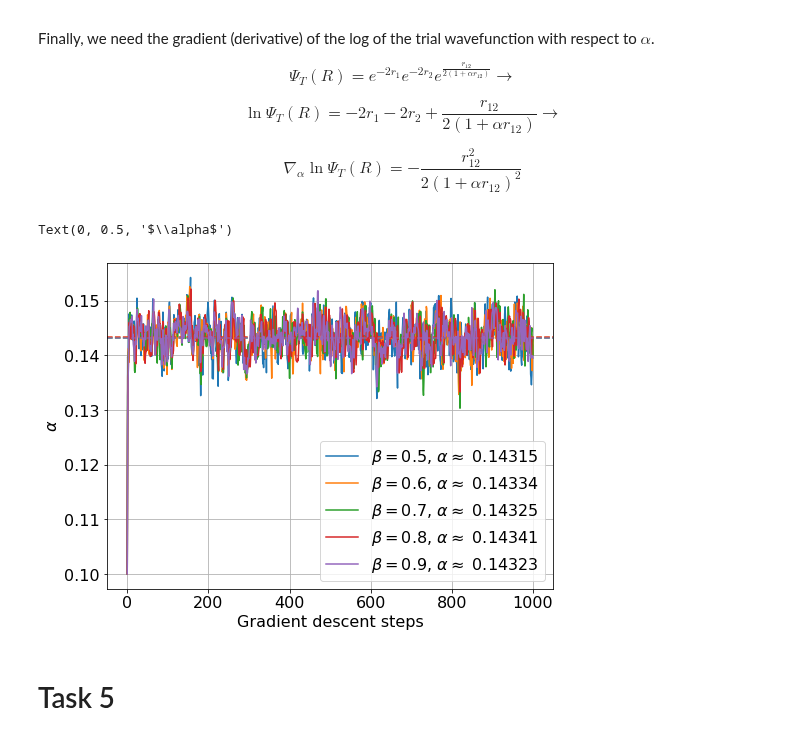
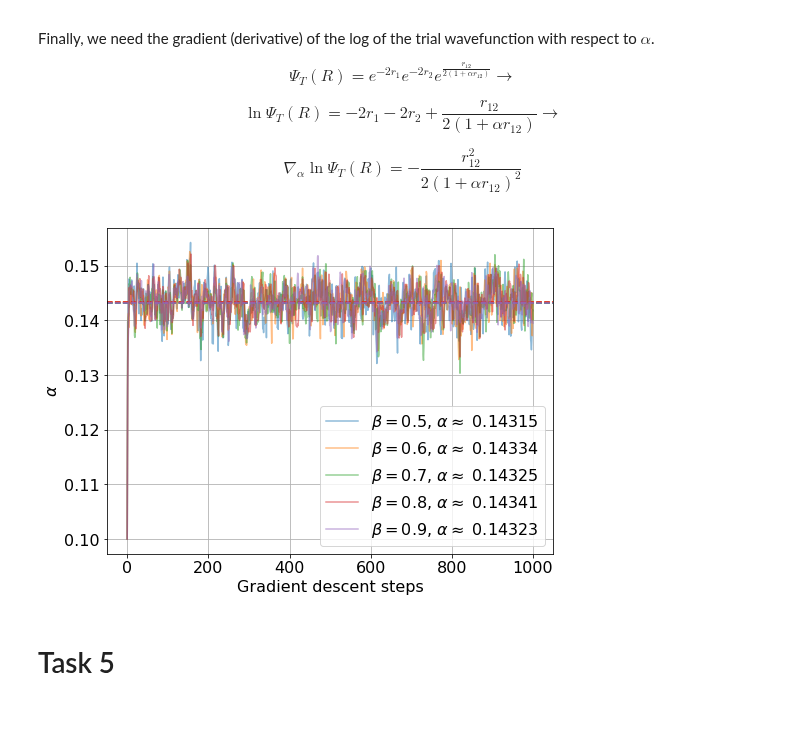
Before and after one commit to elindgren/compphys_homeworks, a Jupyter notebook: H2/H2b - Notebook.ipynb, the cells around one changed output. Cells and saved outputs as stored; diff of their text form; code cells hidden in the pictures.

```diff
--- a/H2/H2b - Notebook.ipynb
+++ b/H2/H2b - Notebook.ipynb
@@ -186,23 +189,23 @@ $$ \nabla_\alpha \ln{\Psi_T(R)} = -\frac{r_{12}^2}{2(1+\alpha r_{12})^2} $$
 # %%
 data = np.loadtxt('task4.dat')
 
 fig, ax = plt.subplots(figsize=(8,6))
 betas = data[0,:]
 
 for idx, beta in enumerate(betas):
     # Don't plot the beta - first element
     halflength = (int)((len(data)-2)/2 + 2)
     meanE = np.mean(data[halflength:,idx])
-    ax.plot(data[1:,idx], color=f'C{idx}', label=fr'$\beta=${beta}, $\alpha \approx $ {meanE:.5f}')
-    ax.axhline(meanE, color=f'C{idx}', linestyle='--', alpha=0.7)
+    ax.plot(data[1:,idx], color=f'C{idx}', alpha=0.5, label=fr'$\beta=${beta}, $\alpha \approx $ {meanE:.5f}')
+    ax.axhline(meanE, color=f'C{idx}', linestyle='--', alpha=1)
 
 ax.grid()
 ax.legend(loc='lower right')
 ax.set_xlabel('Gradient descent steps')
 ax.set_ylabel(r'$\alpha$')
+plt.savefig("gradient_descent.png")
 # %% [output]
-Text(0, 0.5, '$\\alpha$')
-[figure, old version]
+[figure, new version]
 # %% [markdown]
 # Task 5
 # %%
```
Also changed, not shown: parts of 4 cells of this notebook, 14 other files.
